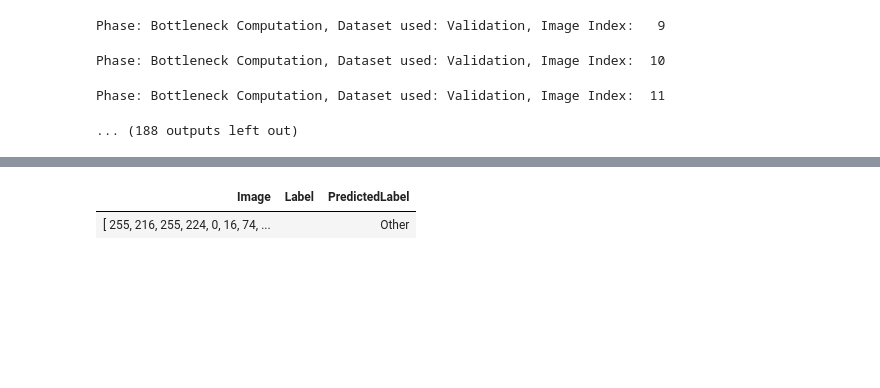
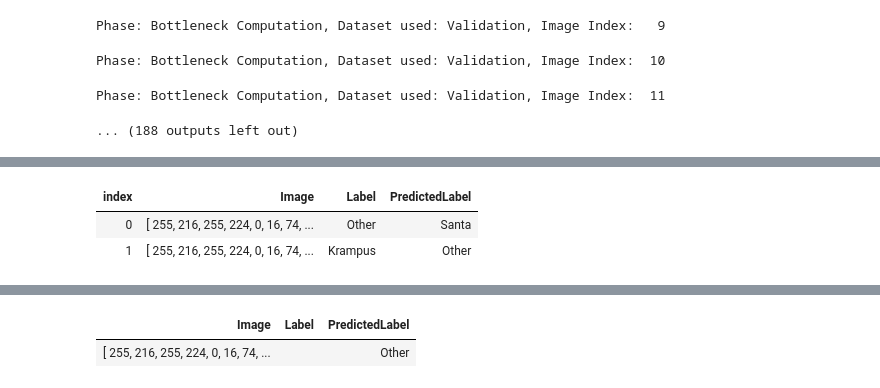
Before and after one commit to WalternativE/IsItKrampus.NET, a Jupyter notebook: notebooks/Modelling.ipynb, the cells around one changed output, grey strips where cells are left out. Drawn from its saved outputs; the diff is of its cells as text; code cells hidden in the pictures; blank space fills up the shorter version.

```diff
--- a/notebooks/Modelling.ipynb
+++ b/notebooks/Modelling.ipynb
@@ -146,0 +220,10 @@ metrics
+# %%
+#!fsharp
+display wronglyPredictedOutputs
+
+let wronglyPredictedBase64 = Convert.ToBase64String wronglyPredictedOutputs.[1].Image
+DisplayFunctions.HTML$"<img src=\"embedded-picture"></img>"
+# %% [output]
+| index | Image | Label | PredictedLabel |
+| 0 | [ 255, 216, 255, 224, 0, 16, 74, ... | Other | Santa |
+| 1 | [ 255, 216, 255, 224, 0, 16, 74, ... | Krampus | Other |
```
Also changed, not shown: parts of 13 cells of this notebook, 5 other files.
